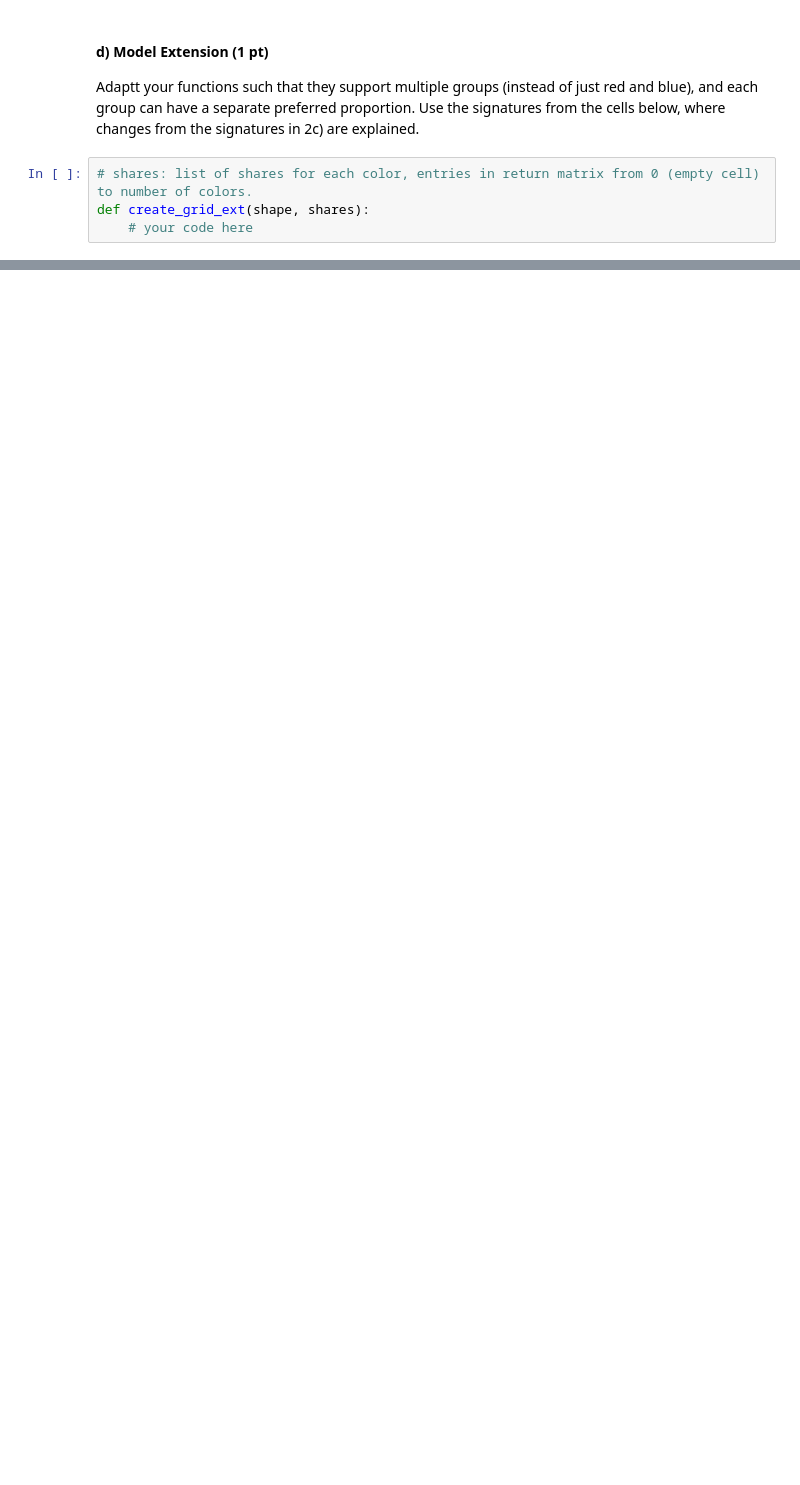
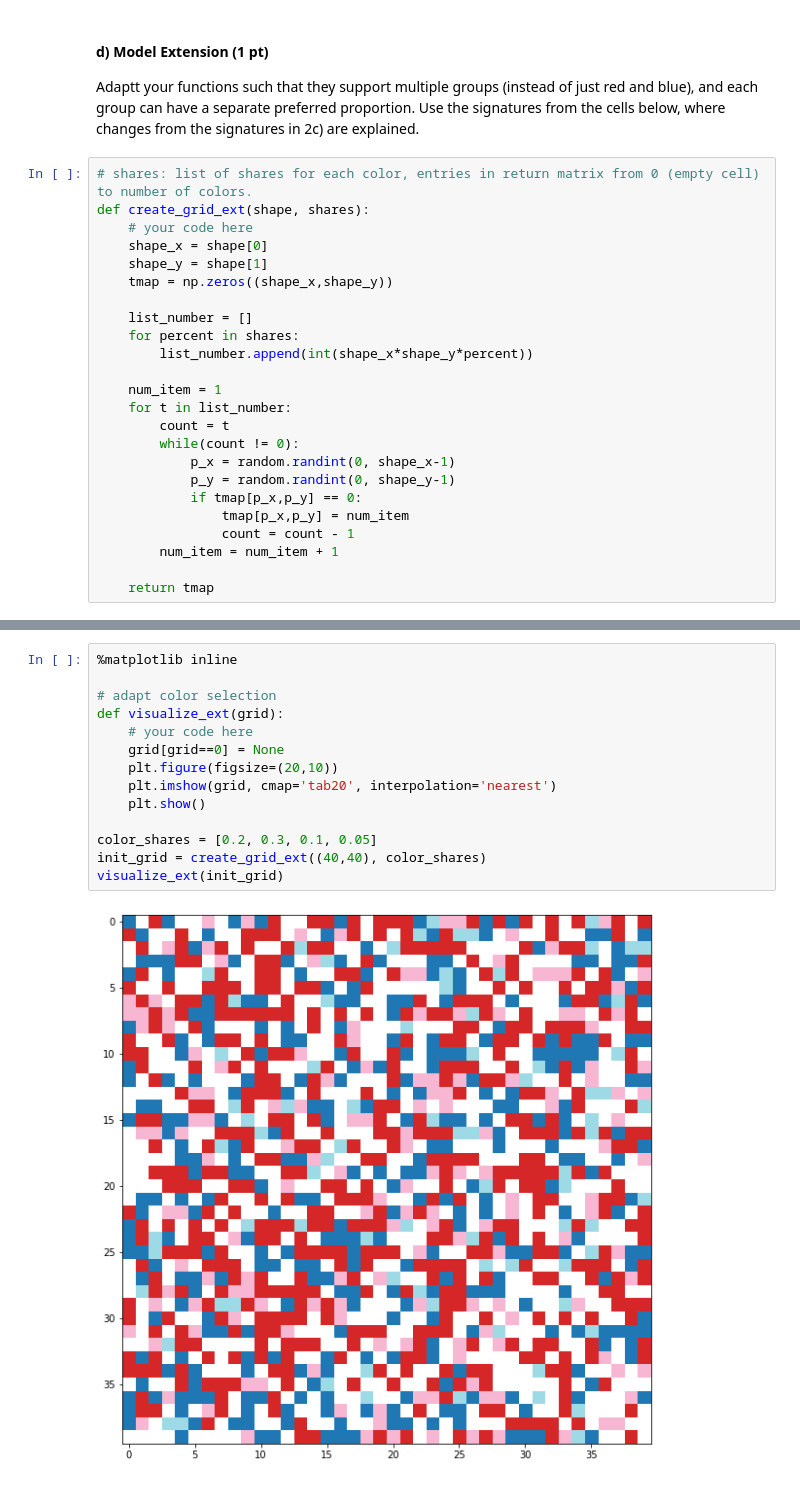
Before and after one commit to MaDolphin/Social-Data-Science, a Jupyter notebook: assignment_4/Haikun_assignment_4.ipynb, the cells around one changed output, grey strips where cells are left out. Drawn from its saved outputs; the diff is of its cells as text; blank space fills up the shorter version.

```diff
--- a/assignment_4/Haikun_assignment_4.ipynb
+++ b/assignment_4/Haikun_assignment_4.ipynb
@@ -230,3 +237,23 @@ Adaptt your functions such that they support multiple groups (instead of just re
 # shares: list of shares for each color, entries in return matrix from 0 (empty cell) to number of colors.
 def create_grid_ext(shape, shares):
     # your code here
+    shape_x = shape[0]
+    shape_y = shape[1]
+    tmap = np.zeros((shape_x,shape_y))
+
+    list_number = []
+    for percent in shares:
+        list_number.append(int(shape_x*shape_y*percent))
+
+    num_item = 1
+    for t in list_number:
+        count = t
+        while(count != 0):
+            p_x = random.randint(0, shape_x-1)
+            p_y = random.randint(0, shape_y-1)
+            if tmap[p_x,p_y] == 0:
+                tmap[p_x,p_y] = num_item
+                count = count - 1
+        num_item = num_item + 1
+
+    return tmap
@@ -240,0 +260,16 @@ def simulate_ext(grid, preferred_proportion, max_steps, no_changes_steps, iterat
+# %%
+%matplotlib inline
+
+# adapt color selection
+def visualize_ext(grid):
+    # your code here
+    grid[grid==0] = None
+    plt.figure(figsize=(20,10))
+    plt.imshow(grid, cmap='tab20', interpolation='nearest')
+    plt.show()
+
+color_shares = [0.2, 0.3, 0.1, 0.05]
+init_grid = create_grid_ext((40,40), color_shares)
+visualize_ext(init_grid)
+# %% [output]
+[figure, added]
```
Also changed, not shown: parts of 6 cells of this notebook.
